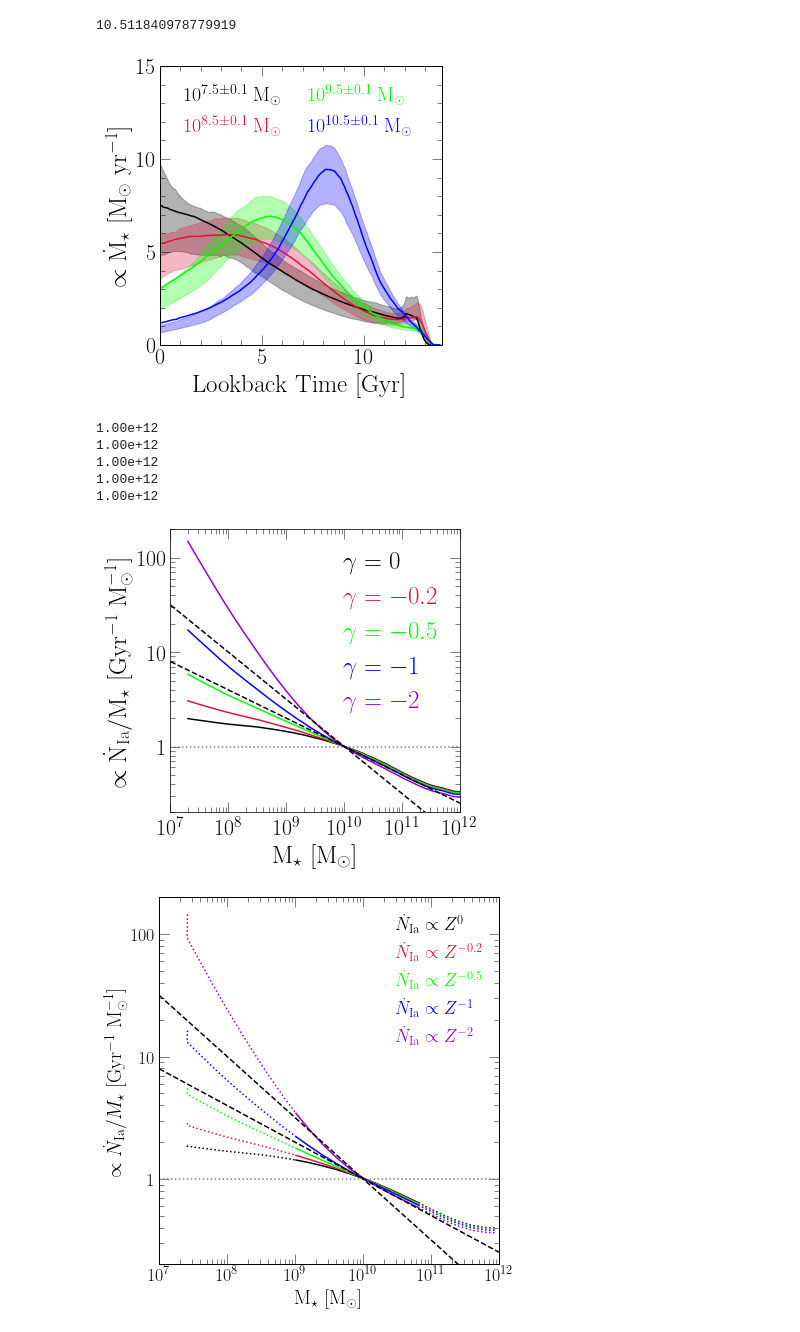
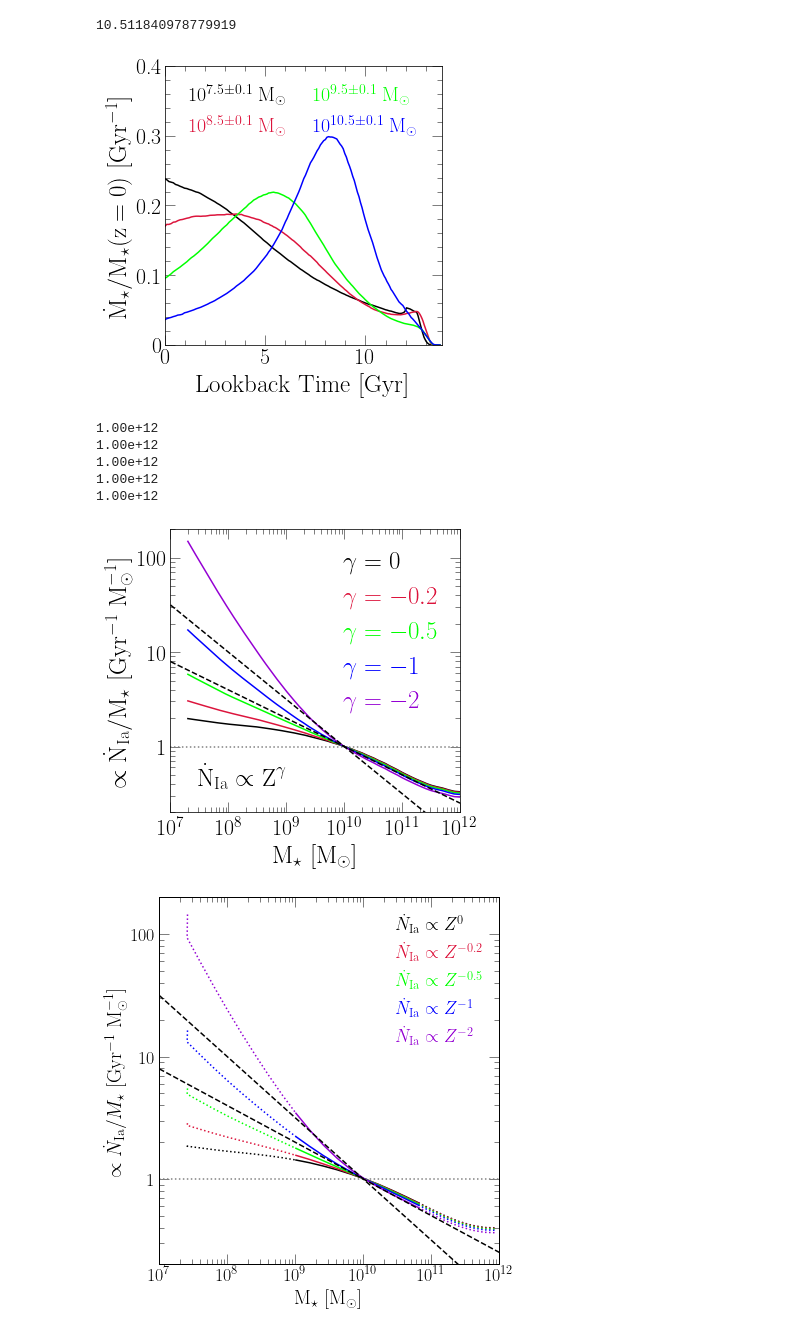
Before and after one commit to giganano/iarates, a Jupyter notebook: notebooks/umachine.ipynb, the cells around one changed output. Cells and saved outputs as stored; diff of their text form; code cells hidden in the pictures.

```diff
--- a/notebooks/umachine.ipynb
+++ b/notebooks/umachine.ipynb
@@ -56,59 +56,63 @@ colors = {
     9.5: "lime",
     10.5: "blue"
 }
-multipliers = {
-    7.5: 1000,
-    8.5: 100,
-    9.5: 10,
-    10.5: 1
-}
+prefactor = 1e9
+# multipliers = {
+#     7.5: 1000,
+#     8.5: 100,
+#     9.5: 10,
+#     10.5: 1
+# }
 
-fig = plt.figure()
+fig = plt.figure(figsize = (5, 5))
 ax = fig.add_subplot(111)
 ax.set_xlabel("Lookback Time [Gyr]", fontsize = 25)
-ax.set_ylabel(r"$\propto\dot{\text{M}}_\star$ [M$_\odot$ yr$^{-1}$]", fontsize = 25)
+# ax.set_ylabel(r"$\propto\dot{\text{M}}_\star$ [M$_\odot$ yr$^{-1}$]", fontsize = 25)
+ax.set_ylabel(r"$\dot{\text{M}}_\star / \text{M}_\star(\text{z} = 0)$ [Gyr$^{-1}$]", fontsize = 25)
+ax.yaxis.set_major_formatter(fsf("%g"))
 ax.set_xlim([0, 13.8])
-ax.set_ylim([0, 15])
-ax.set_yticks([0, 5, 10, 15])
-ax.set_xticks([0, 5, 10])
+ax.set_ylim([0, 0.4])
+# ax.set_yticks([0.1, 0.2, 0.3, 0.4])
+# ax.set_xticks([0, 5, 10, 15])
 ax.tick_params(labelsize = 22)
 
 for i in range(len(sm)):
     key = "%.2f" % (sm[i])
     z = [1 / _ - 1 for _ in data[key]["scale_factor"]]
     xvals = [cosmo.lookback_time(_).value for _ in z]
-    yvals = [multipliers[sm[i]] * _ for _ in data[key]["sfh_all"]]
+#     yvals = [multipliers[sm[i]] * _ for _ in data[key]["sfh_all"]]
+    yvals = [prefactor * _ / 10**sm[i] for _ in data[key]["sfh_all"]]
     kwargs = {
         "c": named_colors()[colors[sm[i]]],
         "label": r"$10^{%.1f \pm 0.1}~\text{M}_\odot$" % (sm[i])
     }
     ax.plot(xvals, yvals, **kwargs)
     kwargs = {
         "color": named_colors()[colors[sm[i]]],
         "alpha": 0.3
     }
-    yvals1 = [multipliers[sm[i]] * (a + b) for a, b in zip(data[key]["sfh_all"], data[key]["sfh_all_+err"])]
-    yvals2 = [multipliers[sm[i]] * (a - b) for a, b in zip(data[key]["sfh_all"], data[key]["sfh_all_-err"])]
-    ax.fill_between(xvals, yvals1, yvals2, **kwargs)
+#     yvals1 = [multipliers[sm[i]] * (a + b) for a, b in zip(data[key]["sfh_all"], data[key]["sfh_all_+err"])]
+#     yvals2 = [multipliers[sm[i]] * (a - b) for a, b in zip(data[key]["sfh_all"], data[key]["sfh_all_-err"])]
+#     ax.fill_between(xvals, yvals1, yvals2, **kwargs)
 
 kwargs = {
     "loc": mpl_loc("upper left"),
     "handlelength": 0,
     "ncol": 2,
     "fontsize": 20,
     "columnspacing": 1
 }
 leg = ax.legend(**kwargs)
 fancy_legend(leg, [colors[_] for _ in sm])
 
 plt.tight_layout()
 for ext in ["pdf", "jpeg"]:
     kwargs = {}
     if ext == "jpeg": kwargs["dpi"] = 200
     plt.savefig("../paper/umachine_sfhs.%s" % (ext), **kwargs)
 plt.show()
 # %% [output]
-[figure, old version]
+[figure, new version]
 # %%
 fig = plt.figure(figsize = (5.5, 5))
 ax = fig.add_subplot(111)
@@ -127,6 +131,7 @@ for i in range(7, 12):
     for j in range(2, 10):
         minorticks.append(j * 10**i)
 ax.xaxis.set_minor_locator(FixedLocator(minorticks))
+ax.text(3e7, 0.4, r"$\dot{\text{N}}_\text{Ia} \propto \text{Z}^\gamma$", fontsize = 25)
 
 zscalings = [0, -0.2, -0.5, -1, -2]
 colors = ["black", "crimson", "lime", "blue", "darkviolet"]
@@ -143,12 +148,8 @@ for i in range(len(zscalings)):
     sys.stdout.write("\n")
     kwargs = {
         "c": named_colors()[colors[i]],
-#         "label": r"$\dot{N}_\text{Ia} \propto Z^{%g}$" % (zscalings[i])
         "label": r"$\gamma = %g$" % (zscalings[i])
     }
-#     diff = [abs(_ - 1.e10) for _ in xvals]
-#     idx = diff.index(min(diff))
-#     pre = 1 / yvals[idx]
     pre = 1e10 / relative_ia_rate(10, Z = 0.014 * 10**zahid2014(1e10, 0), Zscaling_plaw_index = zscalings[i])[0]
     yvals = [pre * _ for _ in yvals]
     ax.plot(xvals, yvals, **kwargs)
@@ -185,7 +186,7 @@ plt.show()
 1.00e+12
 1.00e+12
 1.00e+12
-[figure, old version]
+[figure, new version]
 # %%
 fig = plt.figure(figsize = (6, 6))
 ax = fig.add_subplot(111)
```
Also changed, not shown: parts of 1 cell of this notebook, 12 other files.
